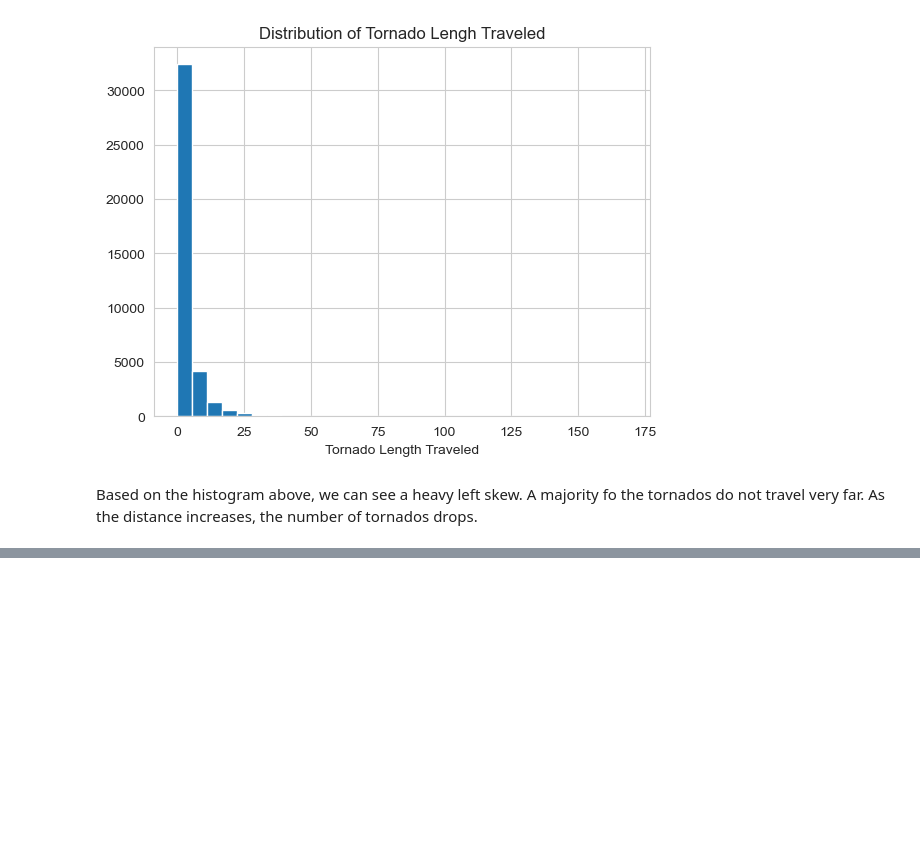
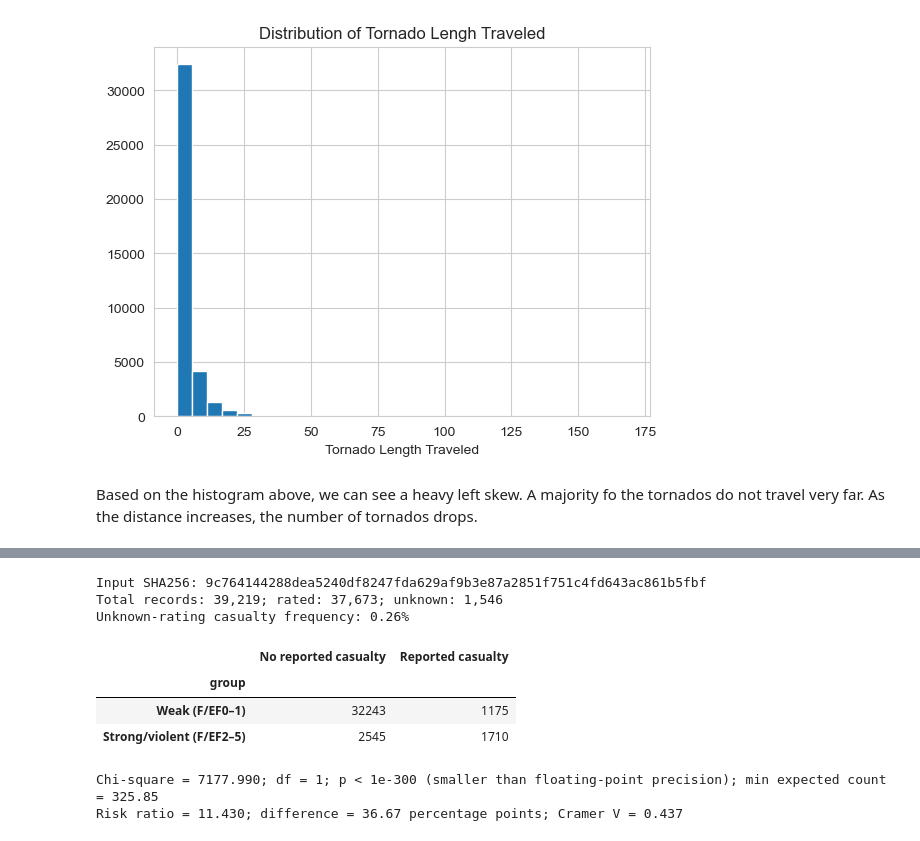
Before and after one commit to hbingley/DangerousTornadoes, a Jupyter notebook: Project_Checkpoint_2.ipynb, the cells around one changed output, grey strips where cells are left out. Drawn from its saved outputs; the diff is of its cells as text; code cells hidden in the pictures; blank space fills up the shorter version.

```diff
--- a/Project_Checkpoint_2.ipynb
+++ b/Project_Checkpoint_2.ipynb
@@ -794,0 +804,54 @@ Based on the histogram above, we can see a heavy left skew. A majority fo the to
+# %%
+from pathlib import Path
+import hashlib
+import numpy as np
+import pandas as pd
+import matplotlib.pyplot as plt
+from scipy.stats import chi2_contingency
+from IPython.display import display
+
+data_path = Path('data/tornado_clean.csv')
+df = pd.read_csv(data_path)
+# The team keeps datetime, so I get the year and date from that column.
+df['datetime'] = pd.to_datetime(df['datetime'], errors='raise')
+df['yr'] = df['datetime'].dt.year
+df['date'] = df['datetime'].dt.normalize()
+# One tornado can cross several counties, so I use the whole-track file here.
+assert df.tor_id.is_unique, 'Repeated tornado IDs would invalidate the event counts.'
+assert df.yr.between(1995, 2025).all()
+assert df[['inj', 'fat']].notna().all().all()
+assert (df[['inj', 'fat']] >= 0).all().all()
+df['casualty'] = (df.inj + df.fat) > 0
+known = df.mag.isin(range(6))
+# An unknown rating does not mean a weak tornado. I leave it out of this test.
+assert (known | df.mag.isna()).all()
+unknown = df.loc[~known]
+analysis = df.loc[known].copy()
+labels = ['Weak (F/EF0–1)', 'Strong/violent (F/EF2–5)']
+analysis['group'] = np.where(analysis.mag >= 2, labels[1], labels[0])
+print(f'Input SHA256: {hashlib.sha256(data_path.read_bytes()).hexdigest()}')
+print(f'Total records: {len(df):,}; rated: {len(analysis):,}; unknown: {len(unknown):,}')
+print(f'Unknown-rating casualty frequency: {unknown.casualty.mean():.2%}')
+table = pd.crosstab(analysis.group, analysis.casualty).reindex(index=labels, columns=[False, True], fill_value=0)
+table.columns = ['No reported casualty', 'Reported casualty']
+display(table)
+chi2, p, dof, expected = chi2_contingency(table, correction=False)
+# Check the expected counts before using the chi-square approximation.
+assert expected.min() >= 5, 'Use an exact test if expected counts are small.'
+rates = table.iloc[:,1] / table.sum(axis=1)
+rr = rates.iloc[1] / rates.iloc[0]
+rd = rates.iloc[1] - rates.iloc[0]
+v = np.sqrt(chi2 / table.to_numpy().sum())
+p_text = '< 1e-300 (smaller than floating-point precision)' if p == 0 else f'= {p:.3g}'
+print(f'Chi-square = {chi2:.3f}; df = {dof}; p {p_text}; min expected count = {expected.min():.2f}')
+print(f'Risk ratio = {rr:.3f}; difference = {100*rd:.2f} percentage points; Cramer V = {v:.3f}')
+# %% [output]
+Input SHA256: 9c764144288dea5240df8247fda629af9b3e87a2851f751c4fd643ac861b5fbf
+Total records: 39,219; rated: 37,673; unknown: 1,546
+Unknown-rating casualty frequency: 0.26%
+|  | No reported casualty | Reported casualty |
+| group |  |  |
+| Weak (F/EF0–1) | 32243 | 1175 |
+| Strong/violent (F/EF2–5) | 2545 | 1710 |
+Chi-square = 7177.990; df = 1; p < 1e-300 (smaller than floating-point precision); min expected count = 325.85
+Risk ratio = 11.430; difference = 36.67 percentage points; Cramer V = 0.437
```
Also changed, not shown: parts of 4 cells of this notebook, 3 other files.
